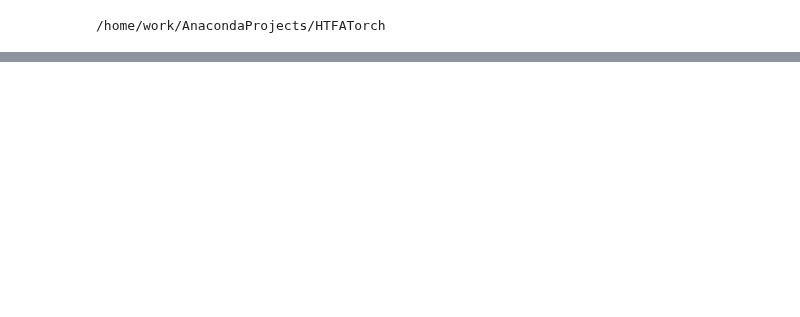
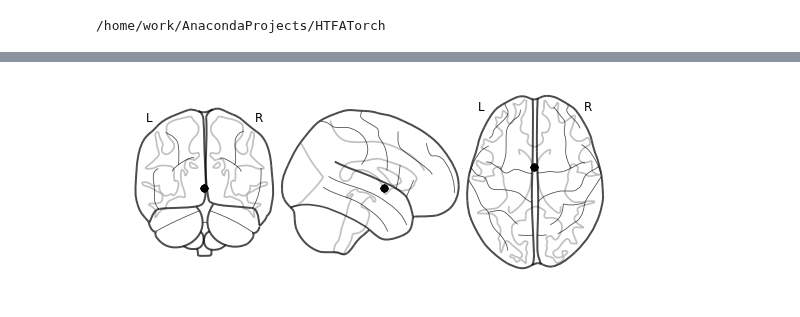
Before and after one commit to neu-pml/HTFATorch, a Jupyter notebook: notebooks/example_htfa.ipynb, the cells around one changed output, grey strips where cells are left out. Drawn from its saved outputs; the diff is of its cells as text; code cells hidden in the pictures; blank space fills up the shorter version.

```diff
--- a/notebooks/example_htfa.ipynb
+++ b/notebooks/example_htfa.ipynb
@@ -15,0 +27,5 @@ htfa = HTFA.HierarchicalTopographicFactorAnalysis(data_files, num_factors=15)
+# %%
+for s in range(htfa.num_subjects):
+    htfa.plot_factor_centers(s)
+# %% [output]
+[figure, added]
```
Also changed, not shown: parts of 11 cells of this notebook.
